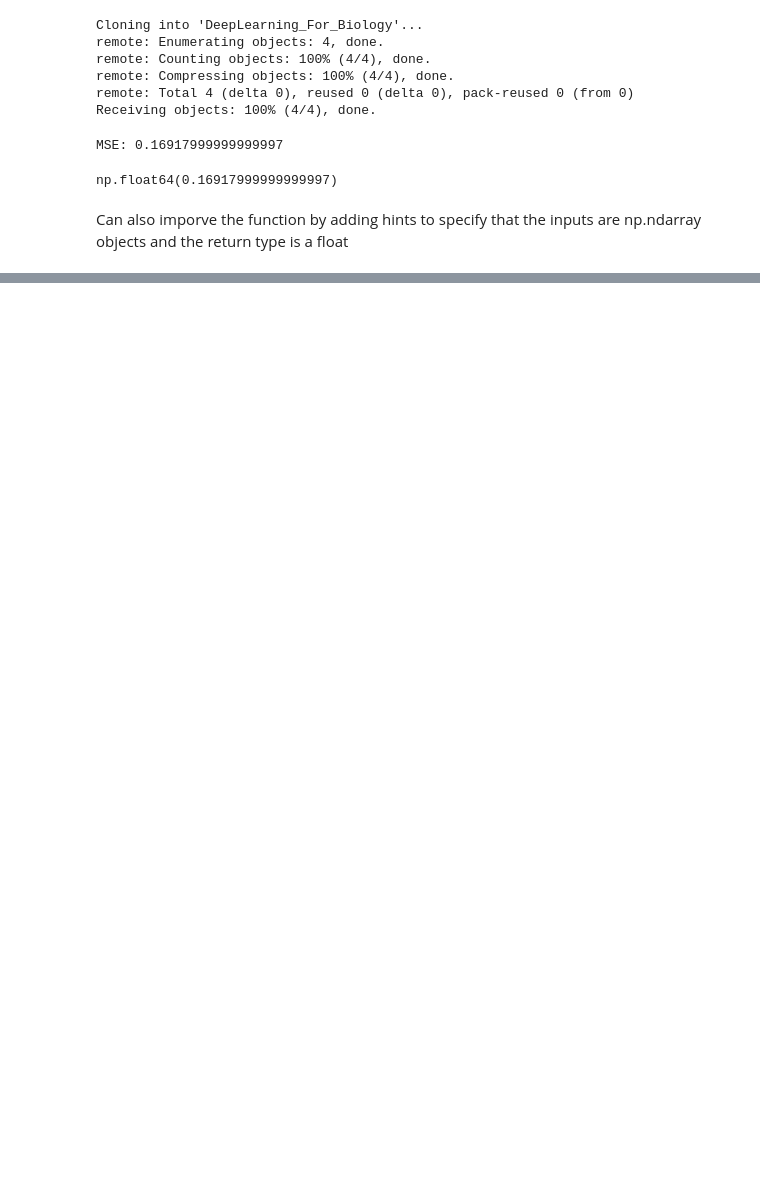
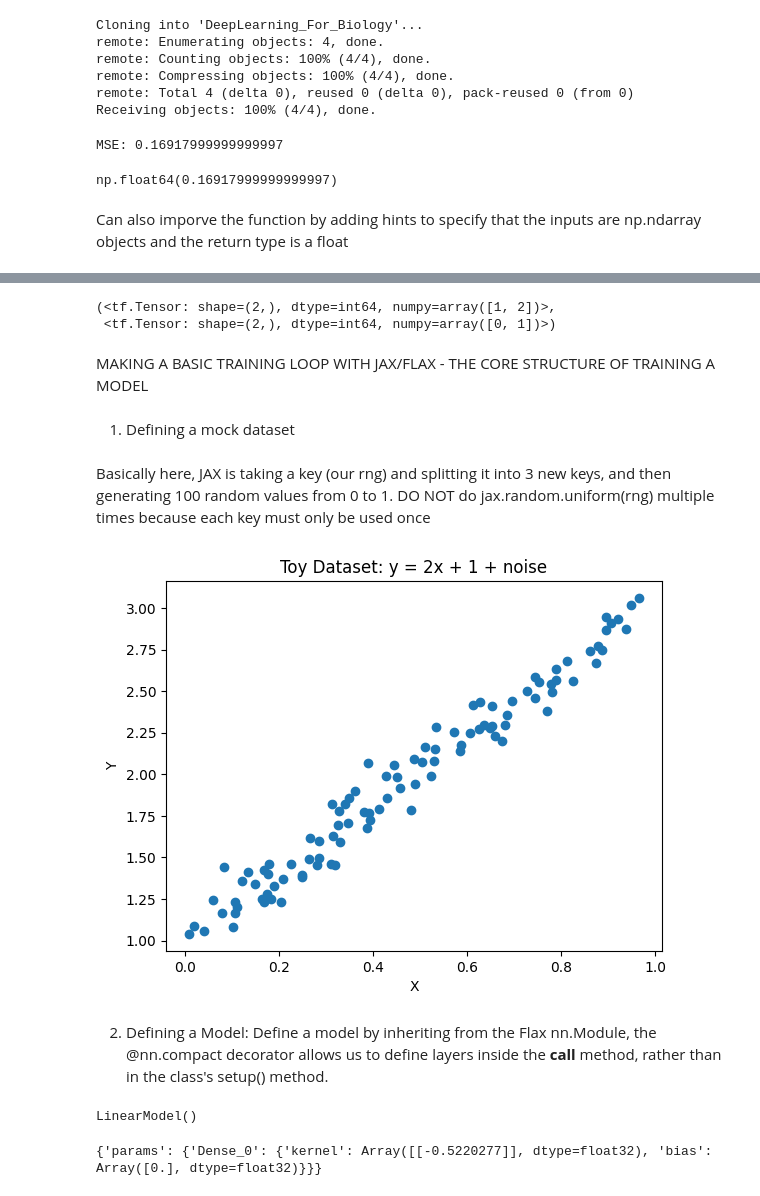
Before and after one commit to dhassan24/Bioinformatics_Tools, a Jupyter notebook: DLFP_Chapter1_Intro.ipynb, the cells around one changed output, grey strips where cells are left out. Saved outputs shown, nothing was run; the diff lists cells and outputs as text; code cells hidden in the pictures; blank space fills up the shorter version.

Commit message:
Created using Colab, updates

```diff
--- a/DLFP_Chapter1_Intro.ipynb
+++ b/DLFP_Chapter1_Intro.ipynb
@@ -50,0 +181,23 @@ def mean_squared_error (y_true: np.ndarray, y_pred:np.ndarray) -> float:
+# %%
+import tensorflow as tf
+import numpy as np
+
+features = np.array([1, 2, 3, 4, 5])
+labels = np.array([0, 1, 0, 1, 0])
+
+# Create a tensorflor dataset from the numpy arrays:
+dataset = tf.data.Dataset.from_tensor_slices((features, labels))
+
+#Bacthed dataset with a batch size of 2 and drop the final batch if incomplete:
+batched_dataset = dataset.batch(2, drop_remainder = True)
+
+#Create a dataset (ds) iteratro and retrieve the first batch using next().
+des = iter(batched_dataset)
+next(des)
+# %% [output]
+(<tf.Tensor: shape=(2,), dtype=int64, numpy=array([1, 2])>,
+ <tf.Tensor: shape=(2,), dtype=int64, numpy=array([0, 1])>)
+# %% [markdown]
+MAKING A BASIC TRAINING LOOP WITH JAX/FLAX - THE CORE STRUCTURE OF TRAINING A MODEL
+# %% [markdown]
+1. Defining a mock dataset
@@ -50,0 +209,26 @@ def mean_squared_error (y_true: np.ndarray, y_pred:np.ndarray) -> float:
+# %% [markdown]
+Basically here, JAX is taking a key (our rng) and splitting it into 3 new keys, and then generating 100 random values from 0 to 1. DO NOT do jax.random.uniform(rng) multiple times because each key must only be used once
+# %%
+#In JAX, randomness is handled explicitly with a random key, which we are creating her
+rng = jax.random.PRNGKey(42) #SET SEED
+
+#Generate toy data: x values uniformly sampled between 0 and 1
+rng, rng_data, rng_noise = jax.random.split(rng, 3)
+x_data = jax.random.uniform(rng_data, shape=(100,1))
+
+#Add Gaussian noise:
+noise = 0.1 * jax.random.normal(rng_noise, shape = (100,1))
+
+#Define target: y = 2x + 1 + noise
+y_data = 2 * x_data + 1 + noise
+
+#Visualize the noisy linear relatinship
+plt.scatter(x_data, y_data)
+plt.xlabel("X")
+plt.ylabel("Y")
+plt.title("Toy Dataset: y = 2x + 1 + noise")
+plt.show()
+# %% [output]
+[figure, added]
+# %% [markdown]
+2. Defining a Model: Define a model by inheriting from the Flax nn.Module, the @nn.compact decorator allows us to define layers inside the __call__ method, rather than in the class's setup() method.
@@ -50,0 +248,15 @@ def mean_squared_error (y_true: np.ndarray, y_pred:np.ndarray) -> float:
+# %%
+model
+# %% [output]
+LinearModel()
+# %%
+#Initialize model parameters with .init with a random key and a sample input.
+#Dummy input with shape [1,1] - one example with one input feature to match shape of our toy data:
+
+rng = jax.random.PRNGKey(42)
+variables = model.init(rng, jnp.ones((1,1)))
+
+#Result is a dictionary with the weights and bias for the dense layers
+print(variables)
+# %% [output]
+{'params': {'Dense_0': {'kernel': Array([[-0.5220277]], dtype=float32), 'bias': Array([0.], dtype=float32)}}}
```
Also changed, not shown: parts of 19 cells of this notebook.
